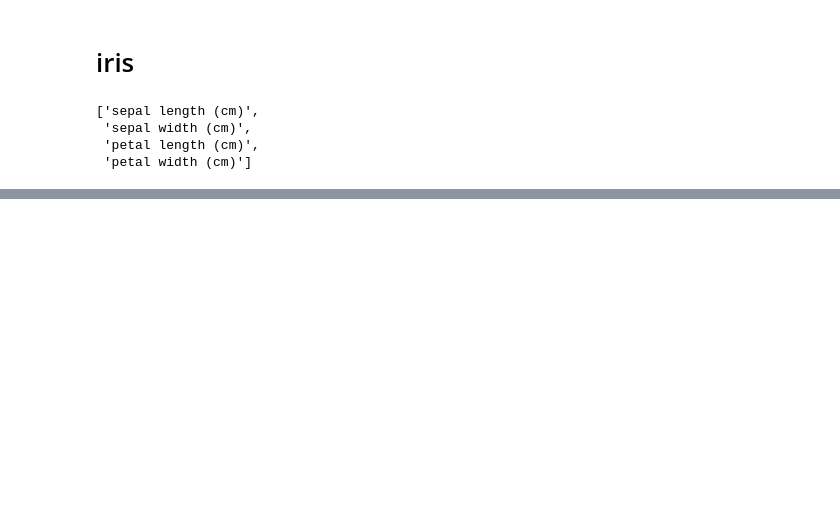
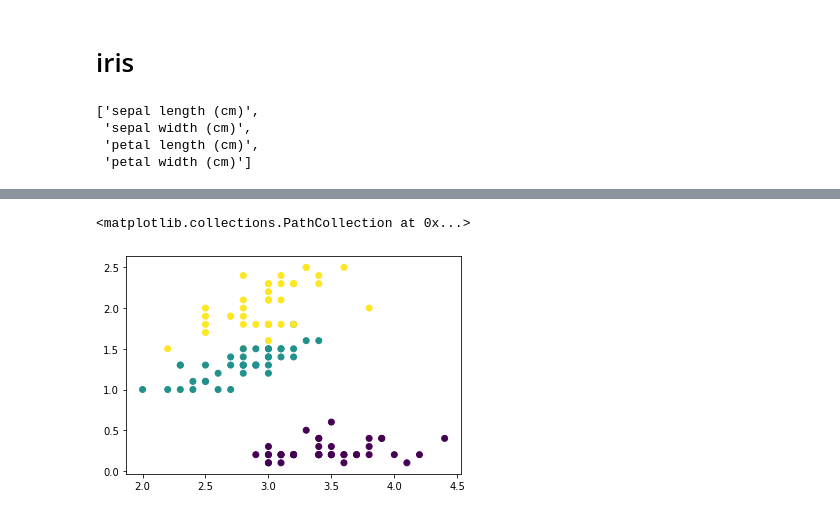
Before and after one commit to bjmin/bmin_comphys, a Jupyter notebook: ml/ml09/mlphys09-2.ipynb, the cells around one changed output, grey strips where cells are left out. Cells and saved outputs as stored; diff of their text form; code cells hidden in the pictures; blank space fills up the shorter version.

```diff
--- a/ml/ml09/mlphys09-2.ipynb
+++ b/ml/ml09/mlphys09-2.ipynb
@@ -29,0 +30,24 @@ y_test = torch.Tensor(y_test)
+# %%
+# model
+din, dh, dout = 4,20,3
+model = torch.nn.Sequential(
+    torch.nn.Linear(din,dh), # input - hidden
+    torch.nn.ReLU(),         # activation function of hidden layer
+    torch.nn.Linear(dh,dout), # hidden - out
+    torch.nn.Softmax(dim=1)
+)
+
+# loss and optimizer
+learning_rate = 0.01
+criterion = torch.nn.CrossEntropyLoss()
+optimizer = torch.optim.Adam(model.parameters(),lr=learning_rate)
+# %%
+# learning
+for epoch in range(10000):
+    y_pred = model(X_train)
+    loss = criterion(y_pred,y_train)
+    optimizer.zero_grad() # zero_grad(): 미분값 초기화
+    loss.backward() # backpropagation
+    optimizer.step() # update weights and biases
+    if(epoch%1000==0):
+        print(epoch, E.item())
@@ -29,0 +65,3 @@ y_test = torch.Tensor(y_test)
+# %%
+prediction = y_pred.max(1)[1] # max indices
+prediction
@@ -29,0 +87,5 @@ y_test = torch.Tensor(y_test)
+# %%
+plt.scatter(X_train[:,1],X_train[:,3],c=prediction)
+# %% [output]
+<matplotlib.collections.PathCollection at 0x...>
+[figure, added]
```
Also changed, not shown: parts of 6 cells of this notebook.
